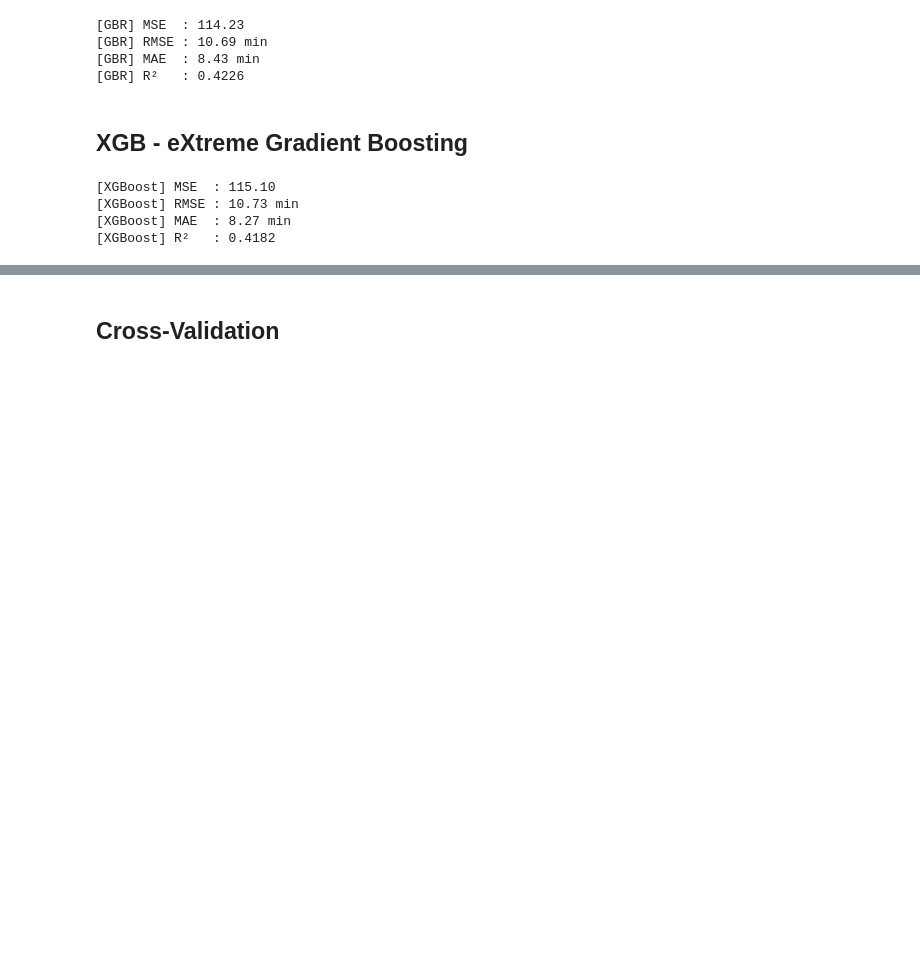
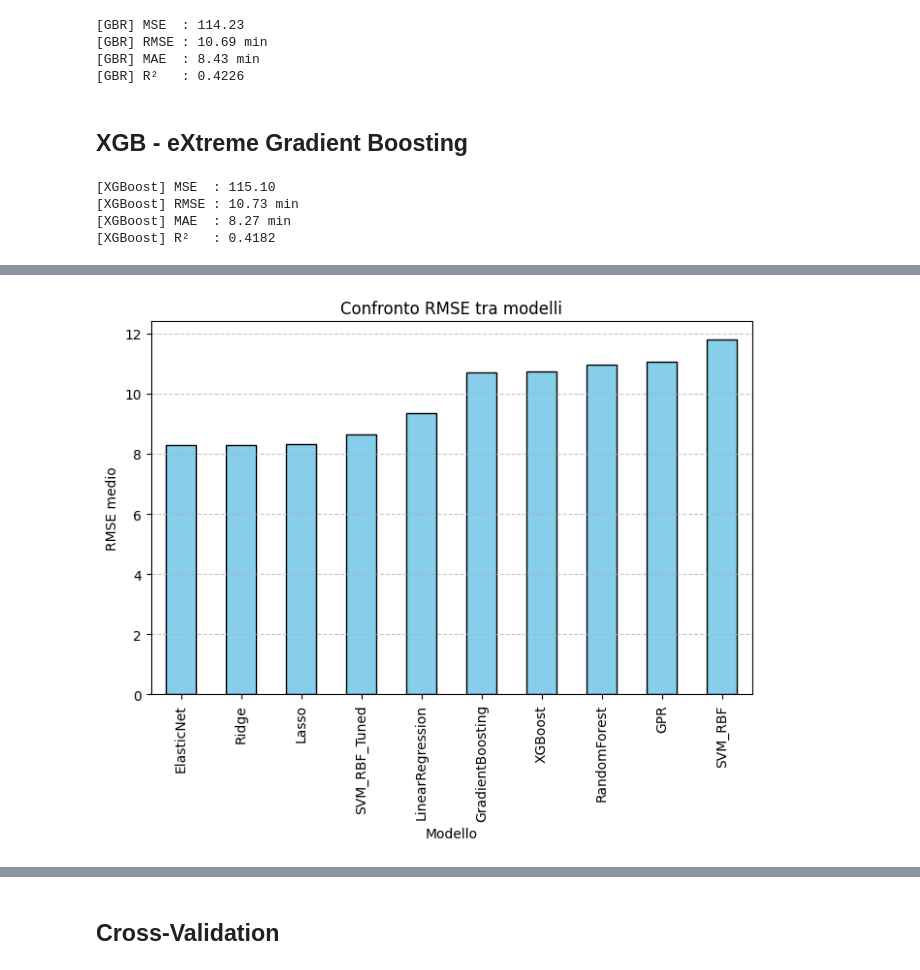
Before and after one commit to gabrynapo/HM_Time_Prediction_Thesis, a Jupyter notebook: data_cleaning.ipynb, the cells around one changed output, grey strips where cells are left out. Saved outputs shown, nothing was run; the diff lists cells and outputs as text; code cells hidden in the pictures; blank space fills up the shorter version.

Commit message:
dev.std + mean rmse per model

```diff
--- a/data_cleaning.ipynb
+++ b/data_cleaning.ipynb
@@ -487,6 +491,7 @@ y_pred = best_model.predict(X_test)
 
 mse = mean_squared_error(y_test, y_pred)
 rmse = np.sqrt(mse)
+rmse_results.append(("SVM_RBF_Tuned",rmse))
 mae = mean_absolute_error(y_test, y_pred)
 r2 = r2_score(y_test, y_pred)
 
@@ -556,6 +562,7 @@ y_pred_gbr = gbr.predict(X_test)
 # Metriche
 mse_gbr = mean_squared_error(y_test, y_pred_gbr)
 rmse_gbr = np.sqrt(mse_gbr)
+rmse_results.append(("GradientBoosting",rmse_gbr))
 mae_gbr = mean_absolute_error(y_test, y_pred_gbr)
 r2_gbr = r2_score(y_test, y_pred_gbr)
 
@@ -593,6 +600,7 @@ y_pred = xgb_model.predict(X_test)
 # Metriche
 mse = mean_squared_error(y_test, y_pred)
 rmse = np.sqrt(mse)
+rmse_results.append(("XGBoost",rmse))
 mae = mean_absolute_error(y_test, y_pred)
 r2 = r2_score(y_test, y_pred)
 
@@ -607,0 +656,25 @@ print(f"[XGBoost] R²   : {r2:.4f}")
+# %%
+# Lasso con scaling + CV su alpha
+from sklearn.linear_model import LassoCV
+
+
+lasso_pipe = Pipeline([
+    ("scaler", PowerTransformer()),
+    ("lasso", LassoCV(alphas=np.logspace(-3, 3, 50), cv=5, random_state=42, max_iter=10000))
+])
+
+lasso_pipe.fit(X_train, y_train)
+y_pred_lasso = lasso_pipe.predict(X_test)
+
+mse_lasso = mean_squared_error(y_test, y_pred_lasso)
+rmse_lasso = np.sqrt(mse_lasso)
+rmse_results.append(("Lasso",rmse_lasso))
+mae_lasso  = mean_absolute_error(y_test, y_pred_lasso)
+r2_lasso   = r2_score(y_test, y_pred_lasso)
+
+best_alpha_lasso = lasso_pipe.named_steps["lasso"].alpha_
+print(f"[Lasso] Best alpha: {best_alpha_lasso:.5f}")
+print(f"[Lasso] MSE  : {mse_lasso:.2f}")
+print(f"[Lasso] RMSE : {rmse_lasso:.2f} min")
+print(f"[Lasso] MAE  : {mae_lasso:.2f} min")
+print(f"[Lasso] R²   : {r2_lasso:.4f}")
@@ -607,0 +772,18 @@ print(f"[XGBoost] R²   : {r2:.4f}")
+# %%
+
+# Trasforma la lista di tuple in DataFrame
+df = pd.DataFrame(rmse_results, columns=["Modello", "RMSE"])
+
+# Calcola la media degli RMSE per modello
+rmse_mean = df.groupby("Modello")["RMSE"].mean().sort_values()
+
+# Grafico a barre
+plt.figure(figsize=(8, 5))
+rmse_mean.plot(kind="bar", color="skyblue", edgecolor="black")
+
+plt.ylabel("RMSE medio")
+plt.title("Confronto RMSE tra modelli")
+plt.grid(axis="y", linestyle="--", alpha=0.7)
+plt.show()
+# %% [output]
+[figure, added]
```
Also changed, not shown: parts of 33 cells of this notebook.
